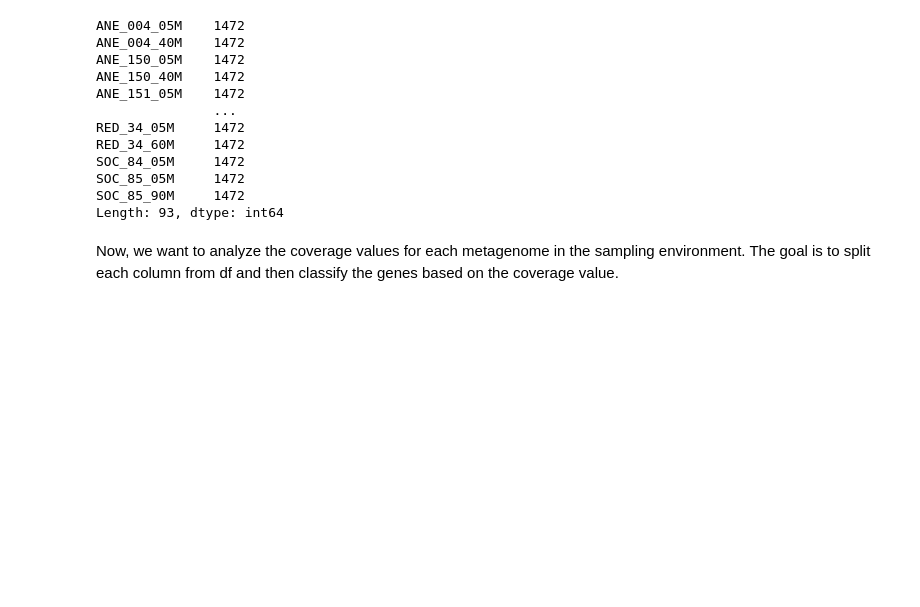
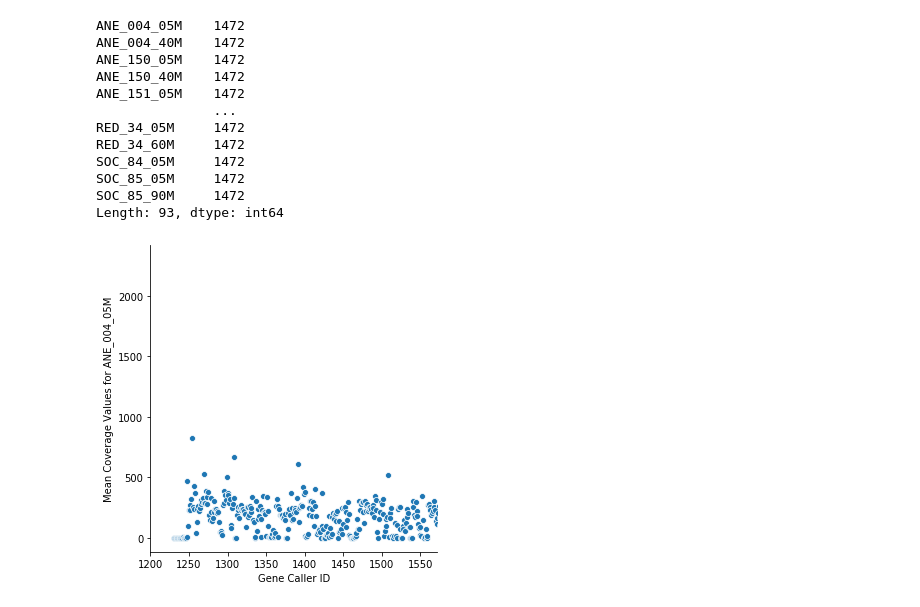
Before and after one commit to ibrahimemohamed33/Coverage, a Jupyter notebook: code/Coverage.ipynb, the cells around one changed output. Cells and saved outputs as stored; diff of their text form; code cells hidden in the pictures; blank space fills up the shorter version.

Commit message:
added plots using seaborn

```diff
--- a/code/Coverage.ipynb
+++ b/code/Coverage.ipynb
@@ -13,7 +15,9 @@ from sklearn.cluster import KMeans
 # %% [markdown]
 Next, we want to define a function that joins the directories of the desired path in hopes of simplifying the process of reading the .tsv files. In this function, we want to make sure the inputted file is a string.
 # %%
-def join_file(__file__): #
+def join_file(file):
     dir = r'~/Coverage/data/12_SUMMARY/bin_by_bin/ALL_SPLITS'
-    return os.path.join(dir, __file__)
+    if isinstance(file, str) is False:
+        raise Exception('The type of your file is a {} and needs to be a string :/'.format(type(file)))
+    return os.path.join(dir, file)
 # %% [markdown]
@@ -100,5 +104,12 @@ SOC_84_05M     1472
 SOC_85_05M     1472
 SOC_85_90M     1472
 Length: 93, dtype: int64
-# %% [markdown]
-Now, we want to analyze the coverage values for each metagenome in the sampling environment. The goal is to split each column from df and then classify the genes based on the coverage value.
+# %%
+df_reset = df.reset_index()
+columns = df_reset.columns
+rows = df.iloc
+count = df.count()
+plot = sns.relplot("gene_callers_id", "ANE_004_05M", data=df_reset)
+k = plot.set(xlim=(1200, count[0] + 100)).set_axis_labels("Gene Caller ID", "Mean Coverage Values for ANE_004_05M")
+# %% [output]
+[figure, added]
```
Also changed, not shown: parts of 16 cells of this notebook.
